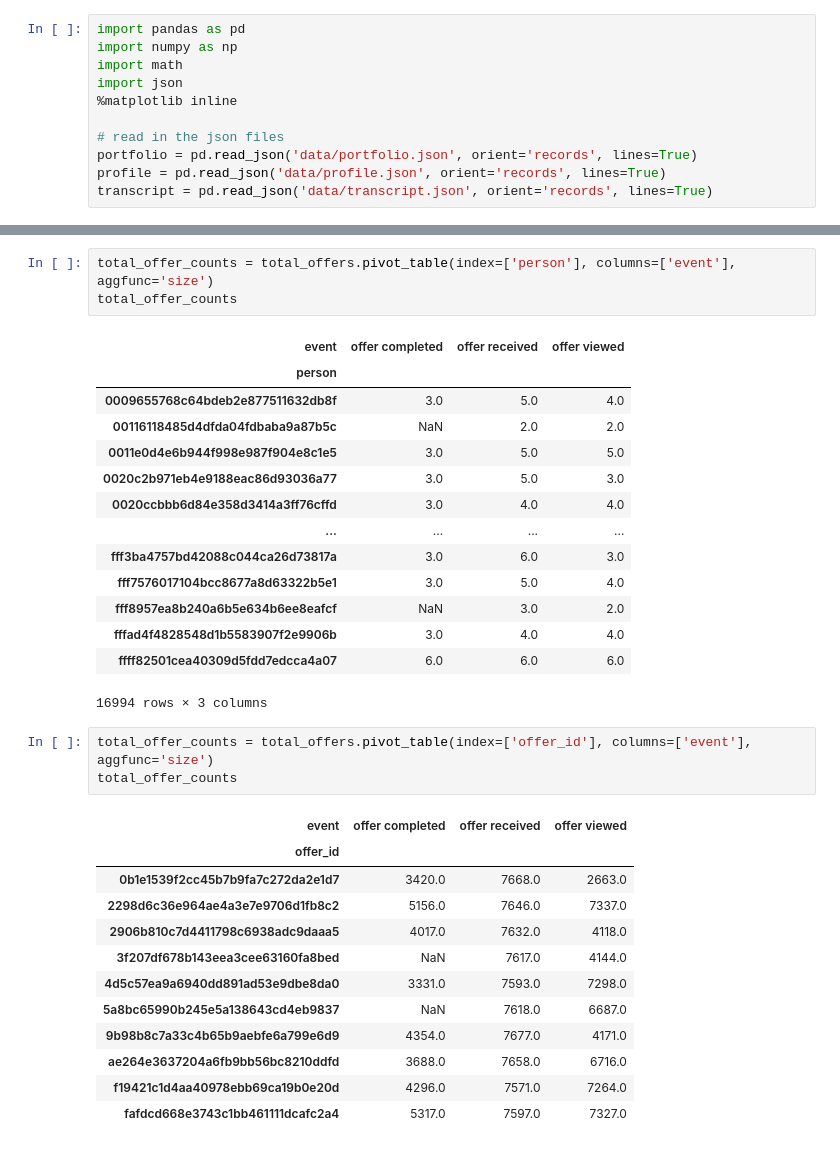
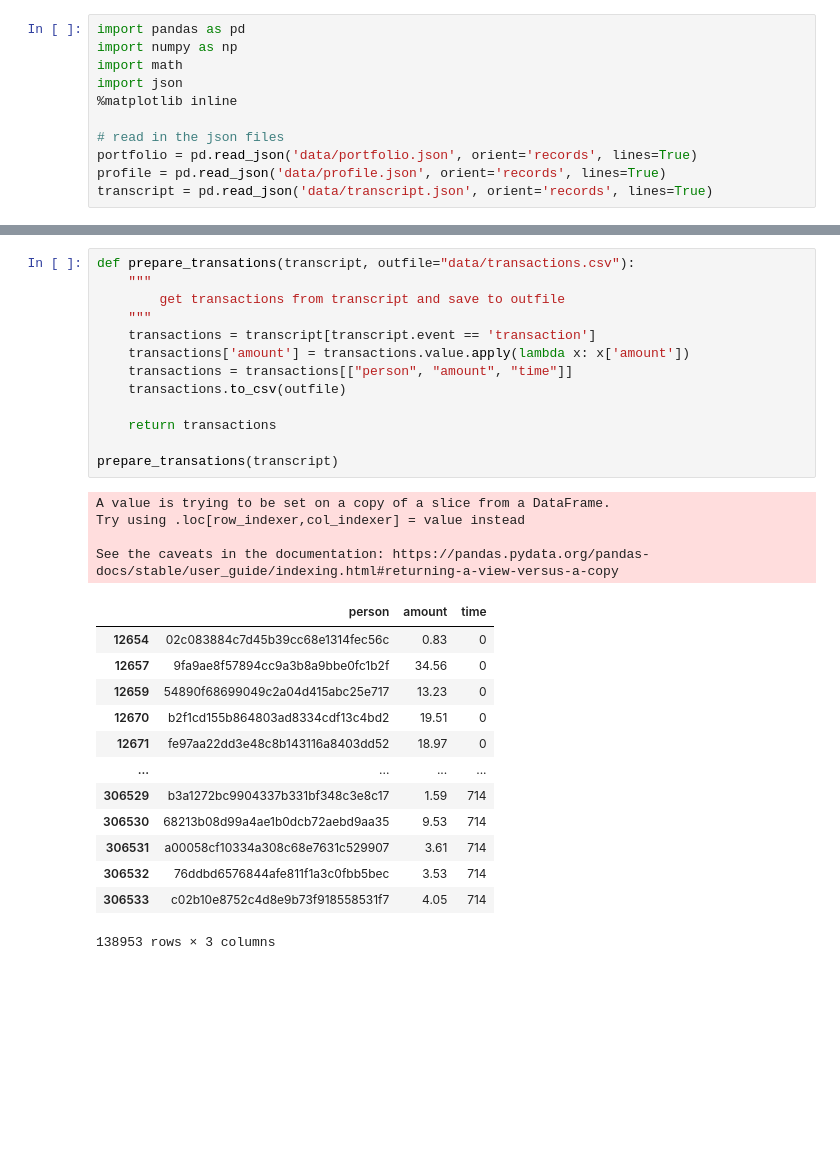
Before and after one commit to HeegyuKim/starbucks-ml-model, a Jupyter notebook: Data Preparation.ipynb, the cells around one changed output, grey strips where cells are left out. Drawn from its saved outputs; the diff is of its cells as text; blank space fills up the shorter version.

```diff
--- a/Data Preparation.ipynb
+++ b/Data Preparation.ipynb
@@ -112,35 +17,32 @@ Length: 112423, dtype: int64
-# %%
-total_offer_counts = total_offers.pivot_table(index=['person'], columns=['event'], aggfunc='size')
-total_offer_counts
-# %% [output]
-| event | offer completed | offer received | offer viewed |
-| person |  |  |  |
-| 0009655768c64bdeb2e877511632db8f | 3.0 | 5.0 | 4.0 |
-| 00116118485d4dfda04fdbaba9a87b5c | NaN | 2.0 | 2.0 |
-| 0011e0d4e6b944f998e987f904e8c1e5 | 3.0 | 5.0 | 5.0 |
-| 0020c2b971eb4e9188eac86d93036a77 | 3.0 | 5.0 | 3.0 |
-| 0020ccbbb6d84e358d3414a3ff76cffd | 3.0 | 4.0 | 4.0 |
-| ... | ... | ... | ... |
-| fff3ba4757bd42088c044ca26d73817a | 3.0 | 6.0 | 3.0 |
-| fff7576017104bcc8677a8d63322b5e1 | 3.0 | 5.0 | 4.0 |
-| fff8957ea8b240a6b5e634b6ee8eafcf | NaN | 3.0 | 2.0 |
-| fffad4f4828548d1b5583907f2e9906b | 3.0 | 4.0 | 4.0 |
-| ffff82501cea40309d5fdd7edcca4a07 | 6.0 | 6.0 | 6.0 |
-16994 rows × 3 columns
-# %%
-total_offer_counts = total_offers.pivot_table(index=['offer_id'], columns=['event'], aggfunc='size')
-total_offer_counts
-# %% [output]
-| event | offer completed | offer received | offer viewed |
-| offer_id |  |  |  |
-| 0b1e1539f2cc45b7b9fa7c272da2e1d7 | 3420.0 | 7668.0 | 2663.0 |
-| 2298d6c36e964ae4a3e7e9706d1fb8c2 | 5156.0 | 7646.0 | 7337.0 |
-| 2906b810c7d4411798c6938adc9daaa5 | 4017.0 | 7632.0 | 4118.0 |
-| 3f207df678b143eea3cee63160fa8bed | NaN | 7617.0 | 4144.0 |
-| 4d5c57ea9a6940dd891ad53e9dbe8da0 | 3331.0 | 7593.0 | 7298.0 |
-| 5a8bc65990b245e5a138643cd4eb9837 | NaN | 7618.0 | 6687.0 |
-| 9b98b8c7a33c4b65b9aebfe6a799e6d9 | 4354.0 | 7677.0 | 4171.0 |
-| ae264e3637204a6fb9bb56bc8210ddfd | 3688.0 | 7658.0 | 6716.0 |
-| f19421c1d4aa40978ebb69ca19b0e20d | 4296.0 | 7571.0 | 7264.0 |
-| fafdcd668e3743c1bb461111dcafc2a4 | 5317.0 | 7597.0 | 7327.0 |
+# %%
+def prepare_transations(transcript, outfile="data/transactions.csv"):
+    """
+        get transactions from transcript and save to outfile
+    """
+    transactions = transcript[transcript.event == 'transaction']
+    transactions['amount'] = transactions.value.apply(lambda x: x['amount'])
+    transactions = transactions[["person", "amount", "time"]]
+    transactions.to_csv(outfile)
+
+    return transactions
+
+prepare_transations(transcript)
+# %% [output]
+A value is trying to be set on a copy of a slice from a DataFrame.
+Try using .loc[row_indexer,col_indexer] = value instead
+
+See the caveats in the documentation: https://pandas.pydata.org/pandas-docs/stable/user_guide/indexing.html#returning-a-view-versus-a-copy
+|  | person | amount | time |
+| 12654 | 02c083884c7d45b39cc68e1314fec56c | 0.83 | 0 |
+| 12657 | 9fa9ae8f57894cc9a3b8a9bbe0fc1b2f | 34.56 | 0 |
+| 12659 | 54890f68699049c2a04d415abc25e717 | 13.23 | 0 |
+| 12670 | b2f1cd155b864803ad8334cdf13c4bd2 | 19.51 | 0 |
+| 12671 | fe97aa22dd3e48c8b143116a8403dd52 | 18.97 | 0 |
+| ... | ... | ... | ... |
+| 306529 | b3a1272bc9904337b331bf348c3e8c17 | 1.59 | 714 |
+| 306530 | 68213b08d99a4ae1b0dcb72aebd9aa35 | 9.53 | 714 |
+| 306531 | a00058cf10334a308c68e7631c529907 | 3.61 | 714 |
+| 306532 | 76ddbd6576844afe811f1a3c0fbb5bec | 3.53 | 714 |
+| 306533 | c02b10e8752c4d8e9b73f918558531f7 | 4.05 | 714 |
+138953 rows × 3 columns
 # %%
```
Also changed, not shown: parts of 32 cells of this notebook, 6 other files.
